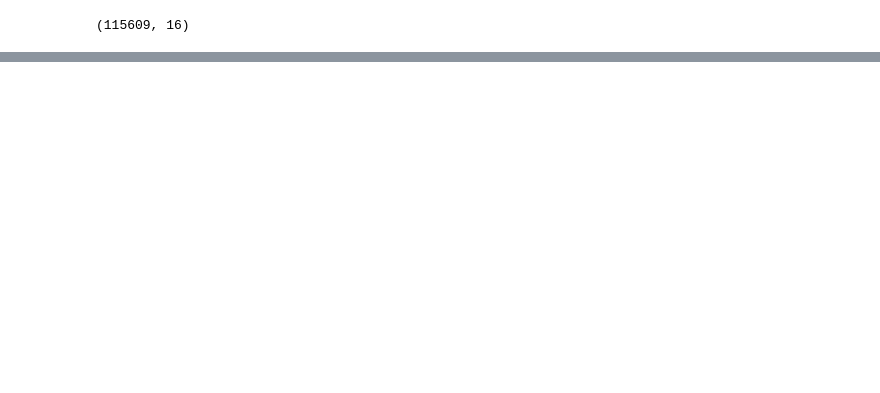
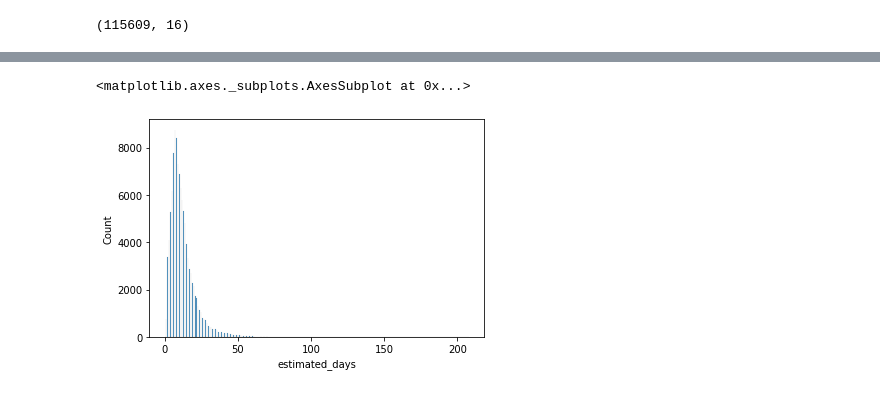
Before and after one commit to JoiceO/python, a Jupyter notebook: Customer_Satisfaction_Ecommerce_Project_Aula01.ipynb, the cells around one changed output, grey strips where cells are left out. Saved outputs shown, nothing was run; the diff lists cells and outputs as text; code cells hidden in the pictures; blank space fills up the shorter version.

```diff
--- a/Customer_Satisfaction_Ecommerce_Project_Aula01.ipynb
+++ b/Customer_Satisfaction_Ecommerce_Project_Aula01.ipynb
@@ -302,0 +415,6 @@ df_ecommerce.shape
+# %%
+#histograma
+sns.histplot(x='estimated_days', data=df_ecommerce)
+# %% [output]
+<matplotlib.axes._subplots.AxesSubplot at 0x...>
+[figure, added]
```
Also changed, not shown: parts of 27 cells of this notebook.
